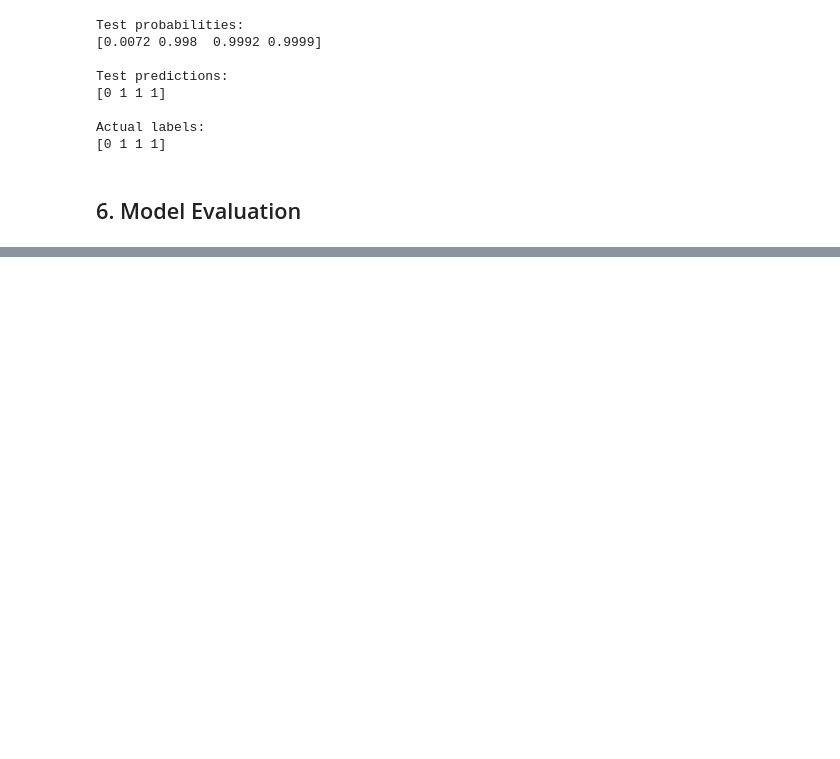
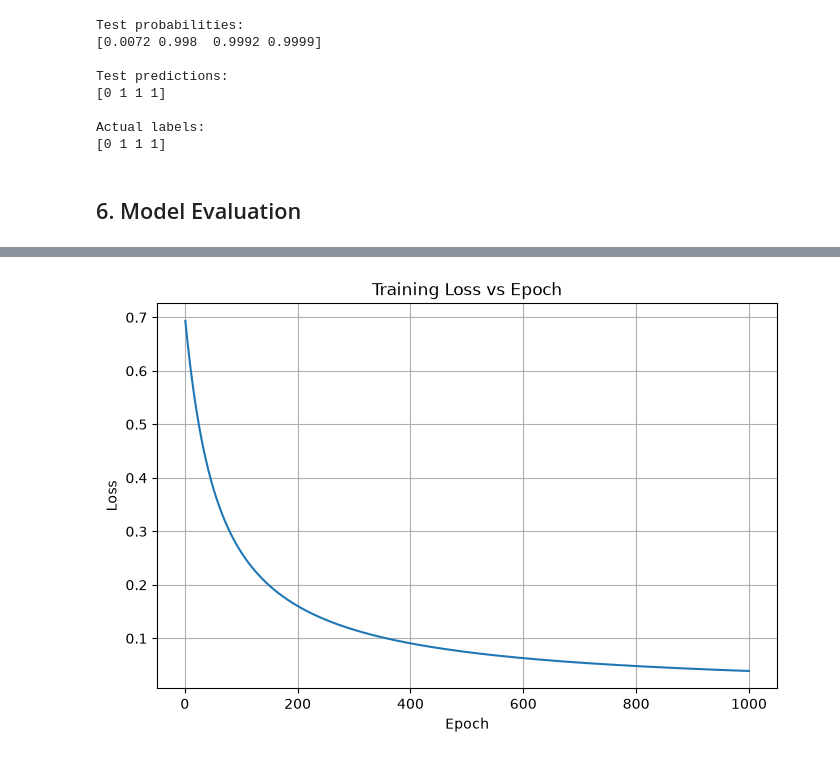
Before and after one commit to jawwadmalik0704/churnlab, a Jupyter notebook: notebooks/experiments.ipynb, the cells around one changed output, grey strips where cells are left out. Saved outputs shown, nothing was run; the diff lists cells and outputs as text; code cells hidden in the pictures; blank space fills up the shorter version.

Commit message:
Complete Day 4 evaluation and visualization

```diff
--- a/notebooks/experiments.ipynb
+++ b/notebooks/experiments.ipynb
@@ -1288,0 +1338,26 @@ Epoch 1000: Loss = 0.0040765076612647114
+# %%
+# Encode categorical feature
+X_train_encoded, X_test_encoded = encode_categorical(X_train, X_test)
+
+# Calculate scaling values from training data
+mean = calculate_mean(X_train_encoded)
+std = calculate_std(X_train_encoded, mean)
+
+# Standardize the data
+X_train_scaled = standardize(X_train_encoded, mean, std)
+X_test_scaled = standardize(X_test_encoded, mean, std)
+
+# Convert to NumPy arrays
+X_train_scaled = X_train_scaled.to_numpy(dtype=float)
+X_test_scaled = X_test_scaled.to_numpy(dtype=float)
+
+
+model = LogisticRegression(
+    learning_rate=0.01,
+    epochs=1000
+)
+
+model.fit(X_train_scaled, y_train)
+
+plot_loss_curve(model.loss_history)
+# %% [output]
@@ -1288,0 +1381 @@ Epoch 1000: Loss = 0.0040765076612647114
+[figure, added]
```
Also changed, not shown: parts of 24 cells of this notebook, 3 other files.
